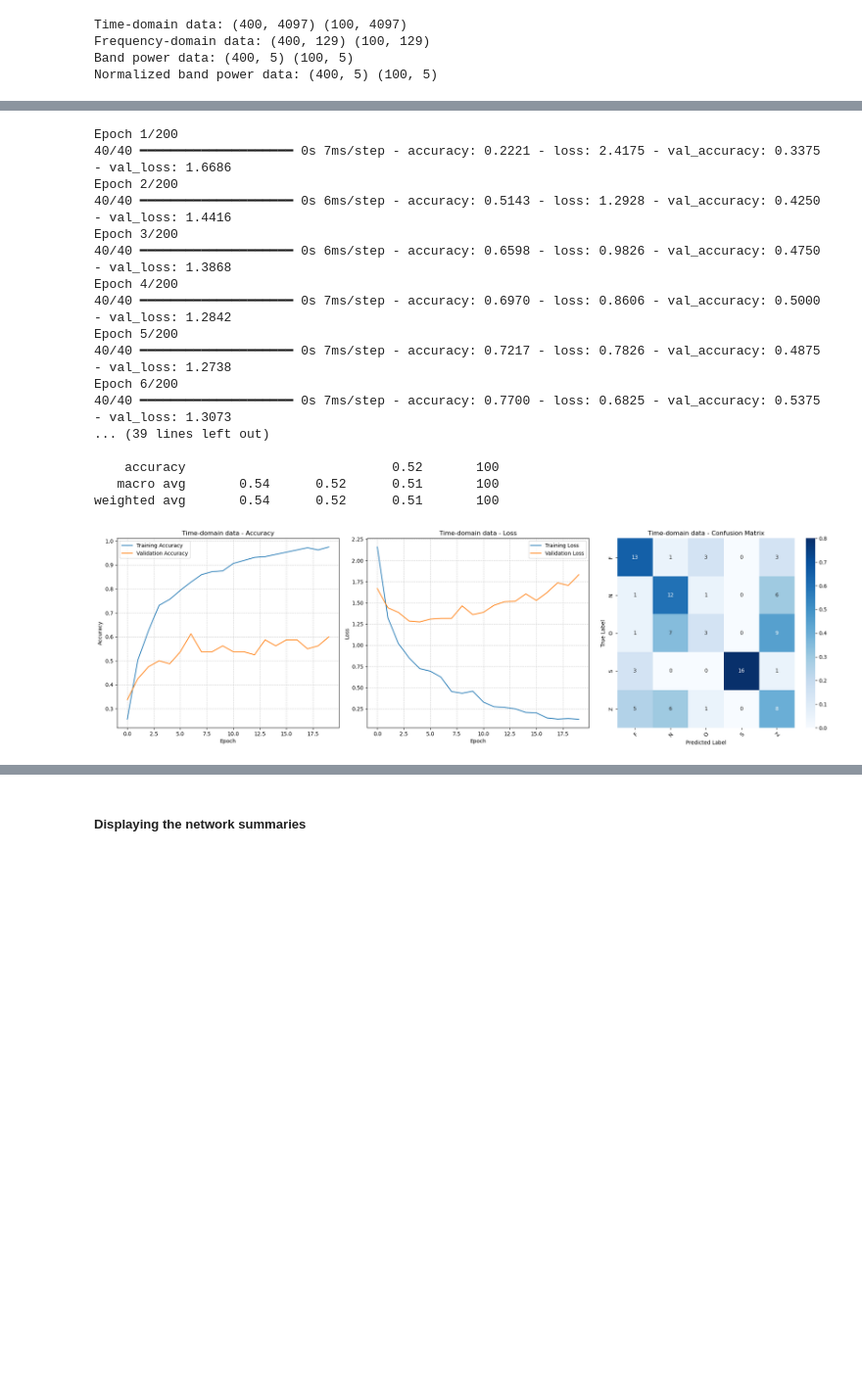
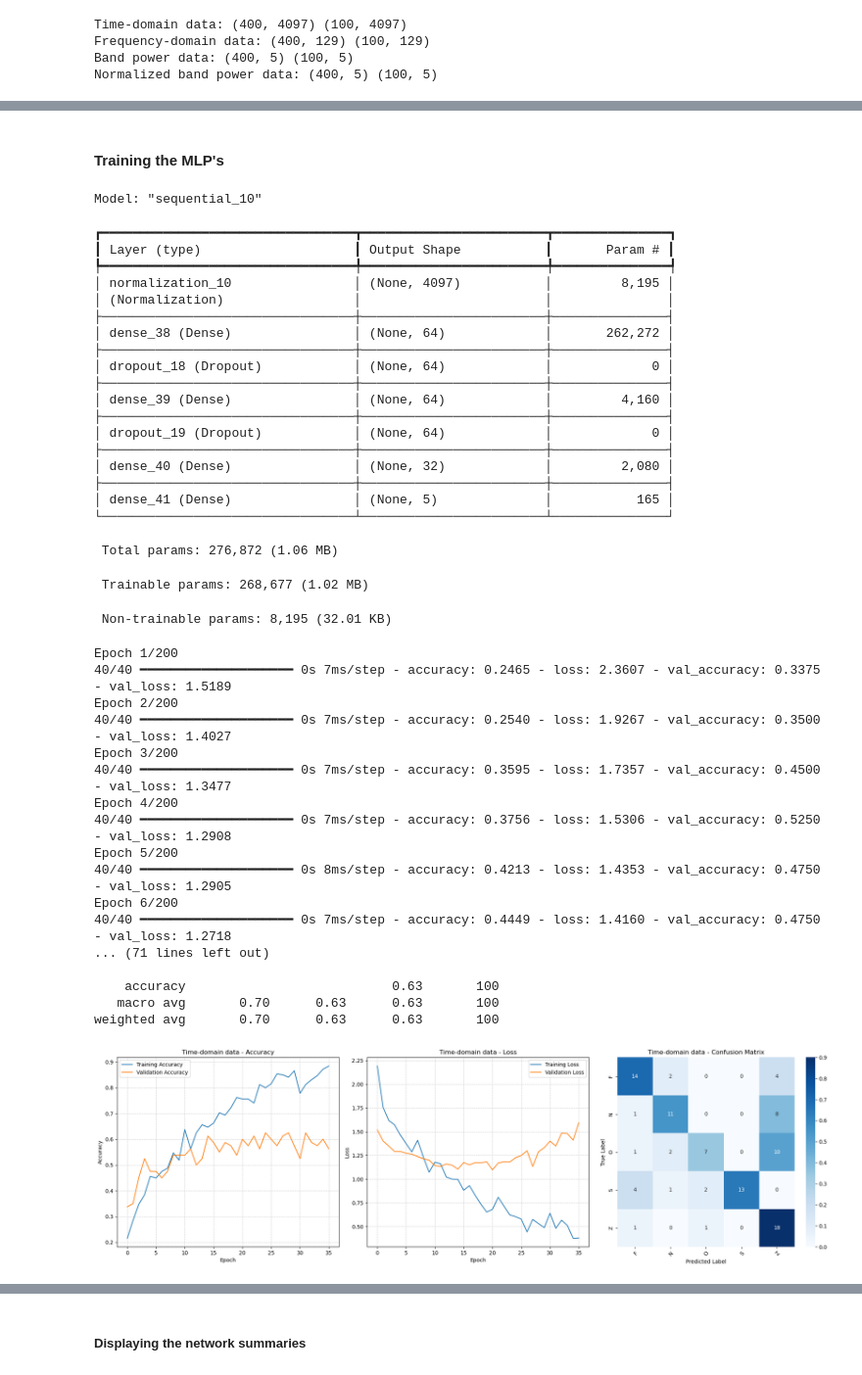
Before and after one commit to canhotuctor/epilex, a Jupyter notebook: bonn_analysis.ipynb, the cells around one changed output, grey strips where cells are left out. Shown at 98% size. Cells and saved outputs as stored; diff of their text form; code cells hidden in the pictures; blank space fills up the shorter version.

```diff
--- a/bonn_analysis.ipynb
+++ b/bonn_analysis.ipynb
@@ -243,18 +284,23 @@ Normalized band power data: (400, 5) (100, 5)
 # %%
 from keras.models import Sequential
-from keras.layers import Dense, Input, Normalization
-from keras.layers import Dropout
+from keras.layers import Dense, Input, Normalization, Dropout
 from keras.optimizers import Nadam
 from keras.callbacks import EarlyStopping
 from keras.utils import to_categorical
+
 from sklearn.preprocessing import LabelEncoder
-from sklearn.metrics import classification_report
+from sklearn.metrics import classification_report, confusion_matrix
+
+import torch
+os.environ["KERAS_BACKEND"] = "torch"
 
 # Function to create a basic MLP model
 def create_mlp(input_dim, num_classes):
     model = Sequential([
         Input(shape=(input_dim,)),
         Normalization(),
+        Dense(64, activation='relu'),
+        Dropout(0.5),
         Dense(64, activation='relu'),
         Dropout(0.5),
         Dense(32, activation='relu'),
@@ -281,6 +327,9 @@ def train_and_evaluate(X_train, X_test, y_train, y_test, feature_name):
     # Creating the model and adapting it to the training data
     model = create_mlp(X_train.shape[1], num_classes=y_train_categorical.shape[1])
     model.layers[0].adapt(X_train)
+
+    # Displaying model summary
+    model.summary()
 
     early_stopping = EarlyStopping(
         monitor='val_loss',
@@ -351,26 +400,53 @@ def train_and_evaluate(X_train, X_test, y_train, y_test, feature_name):
 
     plt.tight_layout()
     plt.show()
+
+    return model, history
+# %% [markdown]
+#### Training the MLP's
 # %%
 # Train and evaluate classifiers for each feature set
-train_and_evaluate(X_train_time, X_test_time, y_train_time, y_test_time, "Time-domain data")
+model, _ = train_and_evaluate(X_train_time, X_test_time, y_train_time, y_test_time, "Time-domain data")
+models["MLP Time-Domain"]["model"] = model
 # %% [output]
-Epoch 1/200
-40/40 ━━━━━━━━━━━━━━━━━━━━ 0s 7ms/step - accuracy: 0.2221 - loss: 2.4175 - val_accuracy: 0.3375 - val_loss: 1.6686
-Epoch 2/200
-40/40 ━━━━━━━━━━━━━━━━━━━━ 0s 6ms/step - accuracy: 0.5143 - loss: 1.2928 - val_accuracy: 0.4250 - val_loss: 1.4416
-Epoch 3/200
-40/40 ━━━━━━━━━━━━━━━━━━━━ 0s 6ms/step - accuracy: 0.6598 - loss: 0.9826 - val_accuracy: 0.4750 - val_loss: 1.3868
-Epoch 4/200
-40/40 ━━━━━━━━━━━━━━━━━━━━ 0s 7ms/step - accuracy: 0.6970 - loss: 0.8606 - val_accuracy: 0.5000 - val_loss: 1.2842
-Epoch 5/200
-40/40 ━━━━━━━━━━━━━━━━━━━━ 0s 7ms/step - accuracy: 0.7217 - loss: 0.7826 - val_accuracy: 0.4875 - val_loss: 1.2738
-Epoch 6/200
-40/40 ━━━━━━━━━━━━━━━━━━━━ 0s 7ms/step - accuracy: 0.7700 - loss: 0.6825 - val_accuracy: 0.5375 - val_loss: 1.3073
-... (39 lines left out)
-
-    accuracy                           0.52       100
-   macro avg       0.54      0.52      0.51       100
-weighted avg       0.54      0.52      0.51       100
+Model: "sequential_10"
+┏━━━━━━━━━━━━━━━━━━━━━━━━━━━━━━━━━┳━━━━━━━━━━━━━━━━━━━━━━━━┳━━━━━━━━━━━━━━━┓
+┃ Layer (type)                    ┃ Output Shape           ┃       Param # ┃
+┡━━━━━━━━━━━━━━━━━━━━━━━━━━━━━━━━━╇━━━━━━━━━━━━━━━━━━━━━━━━╇━━━━━━━━━━━━━━━┩
+│ normalization_10                │ (None, 4097)           │         8,195 │
+│ (Normalization)                 │                        │               │
+├─────────────────────────────────┼────────────────────────┼───────────────┤
+│ dense_38 (Dense)                │ (None, 64)             │       262,272 │
+├─────────────────────────────────┼────────────────────────┼───────────────┤
+│ dropout_18 (Dropout)            │ (None, 64)             │             0 │
+├─────────────────────────────────┼────────────────────────┼───────────────┤
+│ dense_39 (Dense)                │ (None, 64)             │         4,160 │
+├─────────────────────────────────┼────────────────────────┼───────────────┤
+│ dropout_19 (Dropout)            │ (None, 64)             │             0 │
+├─────────────────────────────────┼────────────────────────┼───────────────┤
+│ dense_40 (Dense)                │ (None, 32)             │         2,080 │
+├─────────────────────────────────┼────────────────────────┼───────────────┤
+│ dense_41 (Dense)                │ (None, 5)              │           165 │
+└─────────────────────────────────┴────────────────────────┴───────────────┘
+ Total params: 276,872 (1.06 MB)
+ Trainable params: 268,677 (1.02 MB)
+ Non-trainable params: 8,195 (32.01 KB)
+Epoch 1/200
+40/40 ━━━━━━━━━━━━━━━━━━━━ 0s 7ms/step - accuracy: 0.2465 - loss: 2.3607 - val_accuracy: 0.3375 - val_loss: 1.5189
+Epoch 2/200
+40/40 ━━━━━━━━━━━━━━━━━━━━ 0s 7ms/step - accuracy: 0.2540 - loss: 1.9267 - val_accuracy: 0.3500 - val_loss: 1.4027
+Epoch 3/200
+40/40 ━━━━━━━━━━━━━━━━━━━━ 0s 7ms/step - accuracy: 0.3595 - loss: 1.7357 - val_accuracy: 0.4500 - val_loss: 1.3477
+Epoch 4/200
+40/40 ━━━━━━━━━━━━━━━━━━━━ 0s 7ms/step - accuracy: 0.3756 - loss: 1.5306 - val_accuracy: 0.5250 - val_loss: 1.2908
+Epoch 5/200
+40/40 ━━━━━━━━━━━━━━━━━━━━ 0s 8ms/step - accuracy: 0.4213 - loss: 1.4353 - val_accuracy: 0.4750 - val_loss: 1.2905
+Epoch 6/200
+40/40 ━━━━━━━━━━━━━━━━━━━━ 0s 7ms/step - accuracy: 0.4449 - loss: 1.4160 - val_accuracy: 0.4750 - val_loss: 1.2718
+... (71 lines left out)
+
+    accuracy                           0.63       100
+   macro avg       0.70      0.63      0.63       100
+weighted avg       0.70      0.63      0.63       100
-[figure, old version]
+[figure, new version]
 # %%
```
Also changed, not shown: parts of 23 cells of this notebook.
